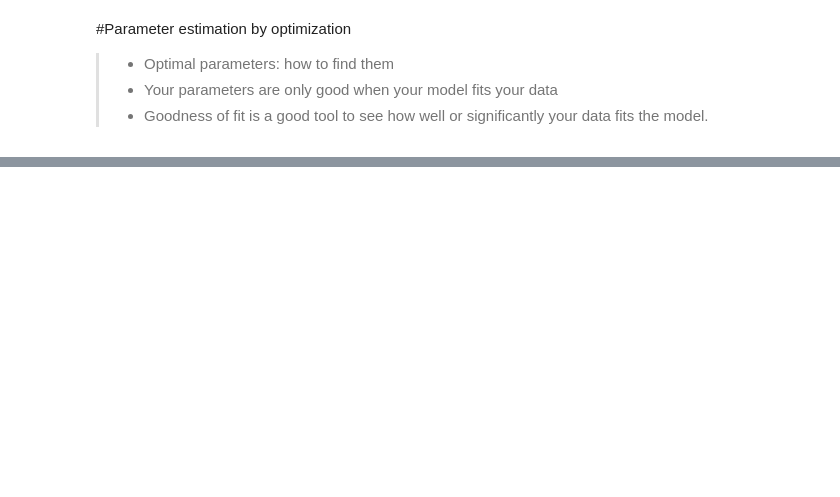
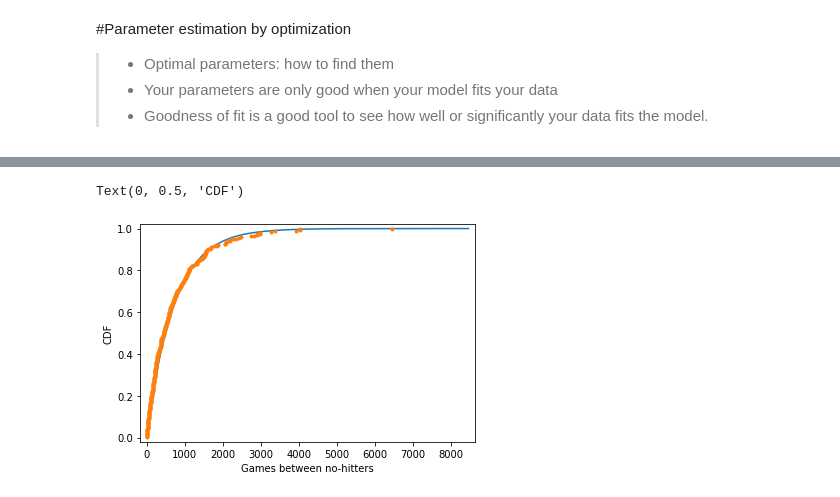
Before and after one commit to kimdesok/Statistical-Thinking-in-Python-Part-2, a Jupyter notebook: Stats_by_Python5.ipynb, the cells around one changed output, grey strips where cells are left out. Saved outputs shown, nothing was run; the diff lists cells and outputs as text; code cells hidden in the pictures; blank space fills up the shorter version.

```diff
--- a/Stats_by_Python5.ipynb
+++ b/Stats_by_Python5.ipynb
@@ -42,0 +50,31 @@ plt.show()
+# %%
+def ecdf(data):
+    """Compute ECDF for a one-dimensional array of measurements."""
+    # Number of data points: n
+    n = len(data)
+
+    # x-data for the ECDF: x
+    x = np.sort(data)
+
+    # y-data for the ECDF: y
+    y = np.arange(1, n+1) / n
+
+    return x, y
+# %%
+# Create an ECDF from real data: x, y
+x, y = ecdf(nohitter_times)
+
+# Create a CDF from theoretical samples: x_theor, y_theor
+x_theor, y_theor = ecdf(inter_nohitter_time)
+
+# Overlay the plots
+plt.plot(x_theor, y_theor)
+plt.plot( x, y, marker='.', linestyle='none')
+
+# Margins and axis labels
+plt.margins(0.02)
+plt.xlabel('Games between no-hitters')
+plt.ylabel('CDF')
+# %% [output]
+Text(0, 0.5, 'CDF')
+[figure, added]
```
Also changed, not shown: parts of 13 cells of this notebook.
